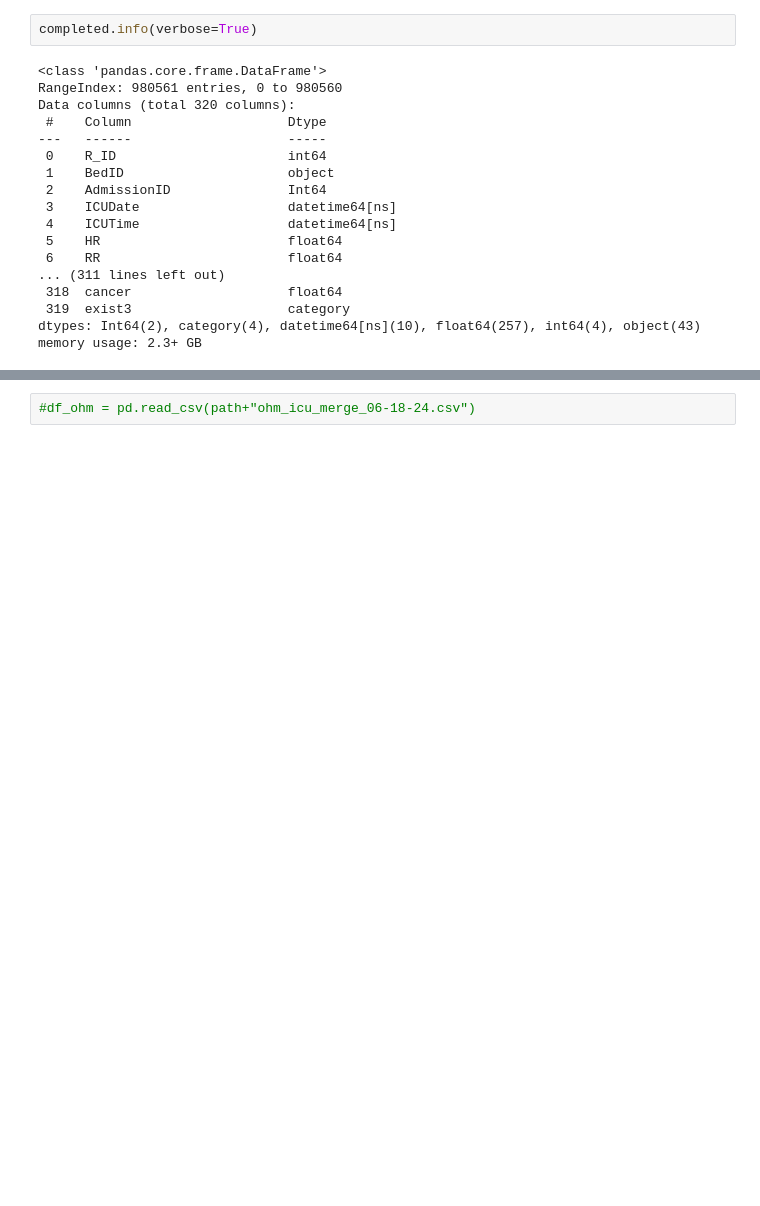
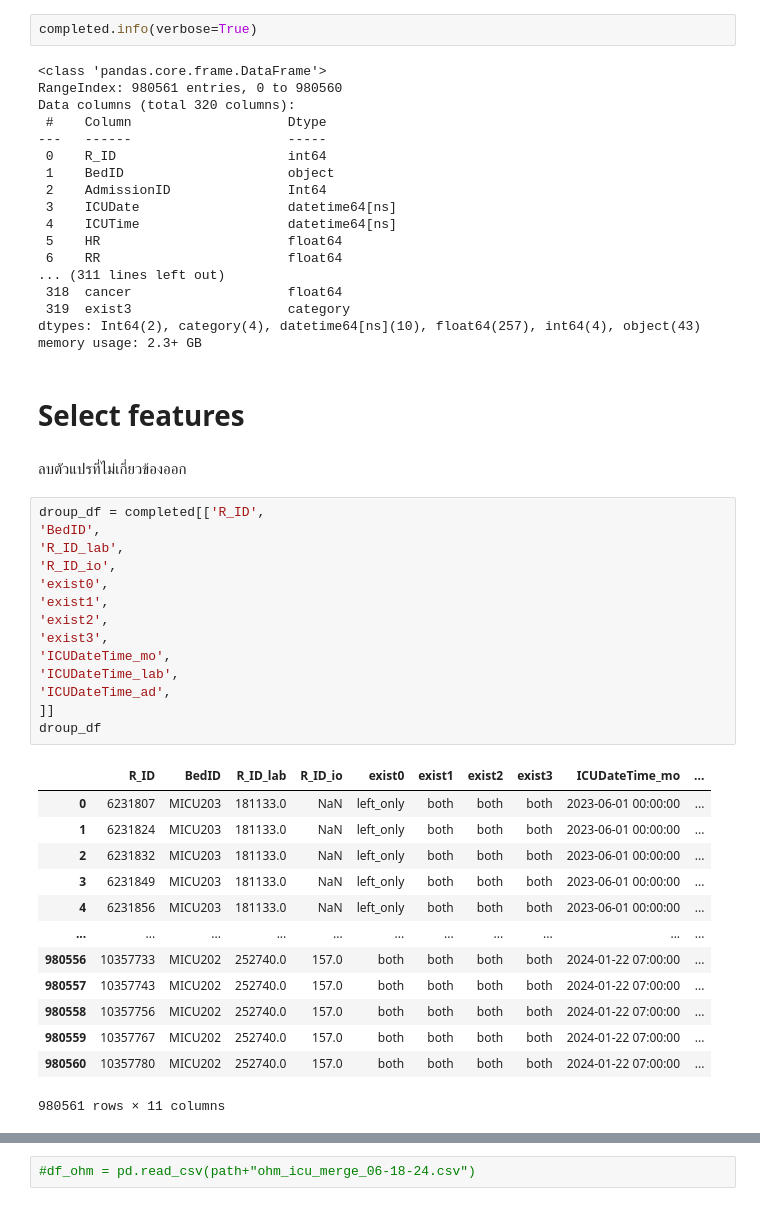
Before and after one commit to Tonry12/Data_joyx2, a Jupyter notebook: mergeSmart_ICU_tonnaw.ipynb, the cells around one changed output, grey strips where cells are left out. Cells and saved outputs as stored; diff of their text form; blank space fills up the shorter version.

```diff
--- a/mergeSmart_ICU_tonnaw.ipynb
+++ b/mergeSmart_ICU_tonnaw.ipynb
@@ -1590,4 +1499,36 @@ Data columns (total 320 columns):
  319  exist3                    category
 dtypes: Int64(2), category(4), datetime64[ns](10), float64(257), int64(4), object(43)
 memory usage: 2.3+ GB
+# %% [markdown]
+# Select features
+# %% [markdown]
+ลบตัวแปรที่ไม่เกี่ยวข้องออก
+# %%
+droup_df = completed[['R_ID',
+'BedID',
+'R_ID_lab',
+'R_ID_io',
+'exist0',
+'exist1',
+'exist2',
+'exist3',
+'ICUDateTime_mo',
+'ICUDateTime_lab',
+'ICUDateTime_ad',
+]]
+droup_df
+# %% [output]
+|  | R_ID | BedID | R_ID_lab | R_ID_io | exist0 | exist1 | exist2 | exist3 | ICUDateTime_mo | ... |
+| 0 | 6231807 | MICU203 | 181133.0 | NaN | left_only | both | both | both | 2023-06-01 00:00:00 | ... |
+| 1 | 6231824 | MICU203 | 181133.0 | NaN | left_only | both | both | both | 2023-06-01 00:00:00 | ... |
+| 2 | 6231832 | MICU203 | 181133.0 | NaN | left_only | both | both | both | 2023-06-01 00:00:00 | ... |
+| 3 | 6231849 | MICU203 | 181133.0 | NaN | left_only | both | both | both | 2023-06-01 00:00:00 | ... |
+| 4 | 6231856 | MICU203 | 181133.0 | NaN | left_only | both | both | both | 2023-06-01 00:00:00 | ... |
+| ... | ... | ... | ... | ... | ... | ... | ... | ... | ... | ... |
+| 980556 | 10357733 | MICU202 | 252740.0 | 157.0 | both | both | both | both | 2024-01-22 07:00:00 | ... |
+| 980557 | 10357743 | MICU202 | 252740.0 | 157.0 | both | both | both | both | 2024-01-22 07:00:00 | ... |
+| 980558 | 10357756 | MICU202 | 252740.0 | 157.0 | both | both | both | both | 2024-01-22 07:00:00 | ... |
+| 980559 | 10357767 | MICU202 | 252740.0 | 157.0 | both | both | both | both | 2024-01-22 07:00:00 | ... |
+| 980560 | 10357780 | MICU202 | 252740.0 | 157.0 | both | both | both | both | 2024-01-22 07:00:00 | ... |
+980561 rows × 11 columns
 # %%
```
Also changed, not shown: parts of 22 cells of this notebook.
